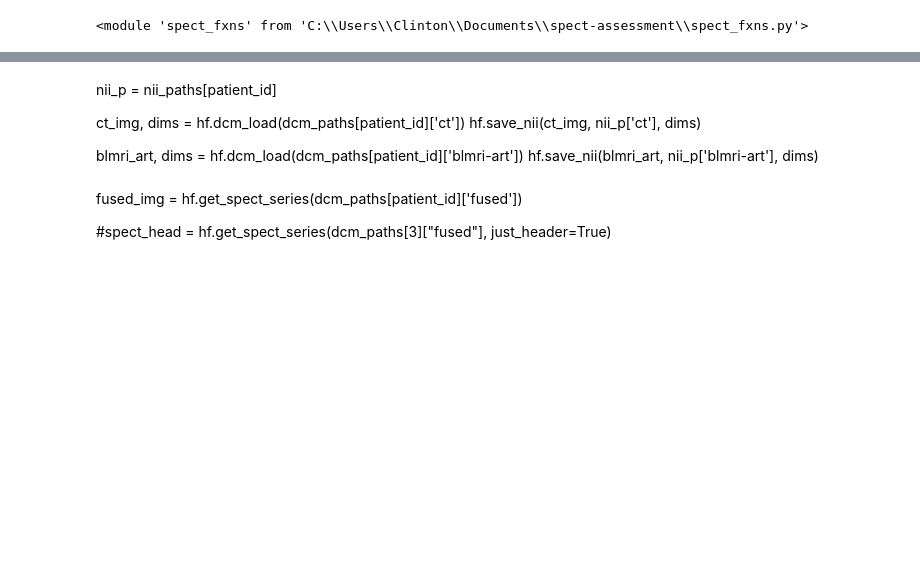
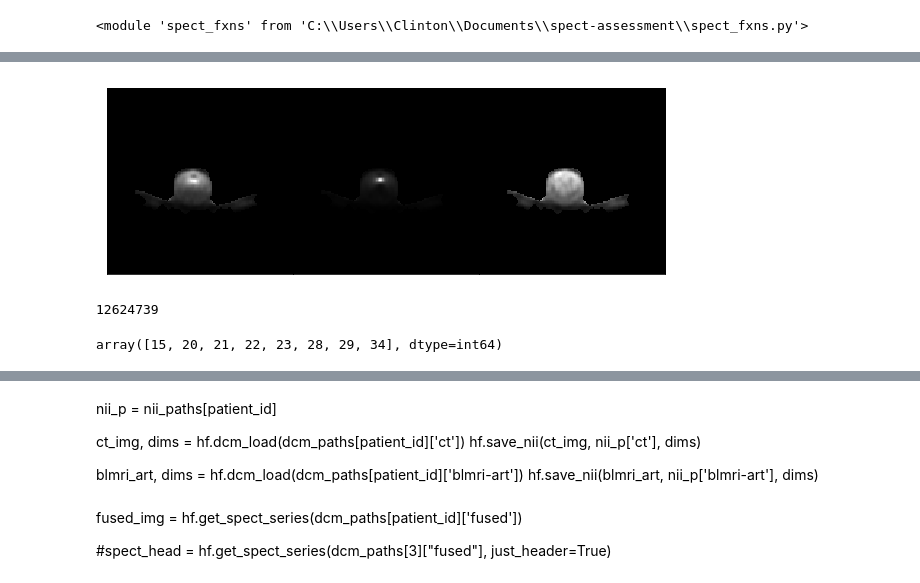
Before and after one commit to clintonjwang/cancer-staging, a Jupyter notebook: main.ipynb, the cells around one changed output, grey strips where cells are left out. Saved outputs shown, nothing was run; the diff lists cells and outputs as text; code cells hidden in the pictures; blank space fills up the shorter version.

```diff
--- a/main.ipynb
+++ b/main.ipynb
@@ -122,0 +48,11 @@ patient_ids = df.index.values
+# %%
+z = np.unravel_index((mins < np.mean(mins)), 2)[0] # & (stds > np.mean(stds))
+z2 = scipy.ndimage.binary_dilation(z, iterations=4)
+spect_filter = np.transpose(np.array([~z2*spect_slice for spect_slice in np.transpose(spect_img, (2,0,1))]), (1,2,0))
+hf.draw_slices(spect_filter, width=10)
+# %% [output]
+[figure, added]
+# %%
+np.sum(spect_filter)
+# %% [output]
+12624739
@@ -122,0 +95,4 @@ patient_ids = df.index.values
+# %%
+patient_ids[6:]
+# %% [output]
+array([15, 20, 21, 22, 23, 28, 29, 34], dtype=int64)
```
Also changed, not shown: parts of 39 cells of this notebook.
